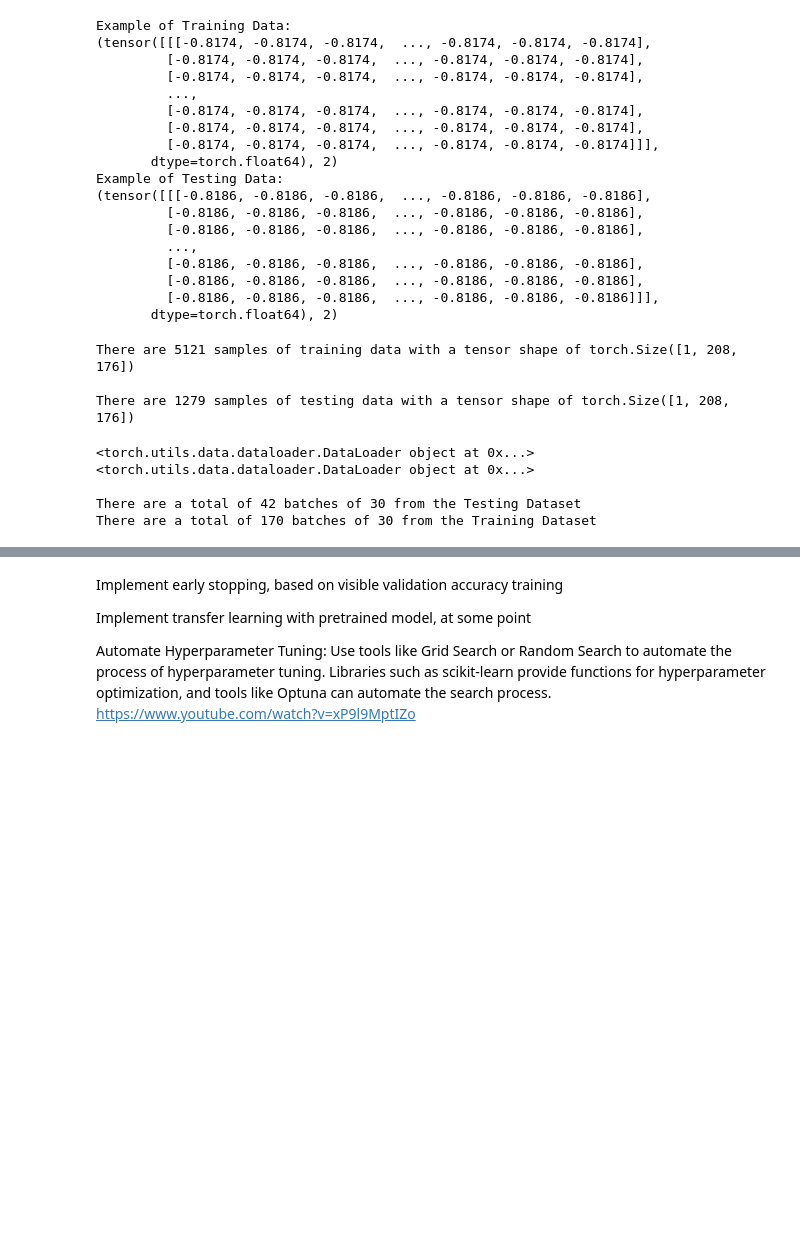
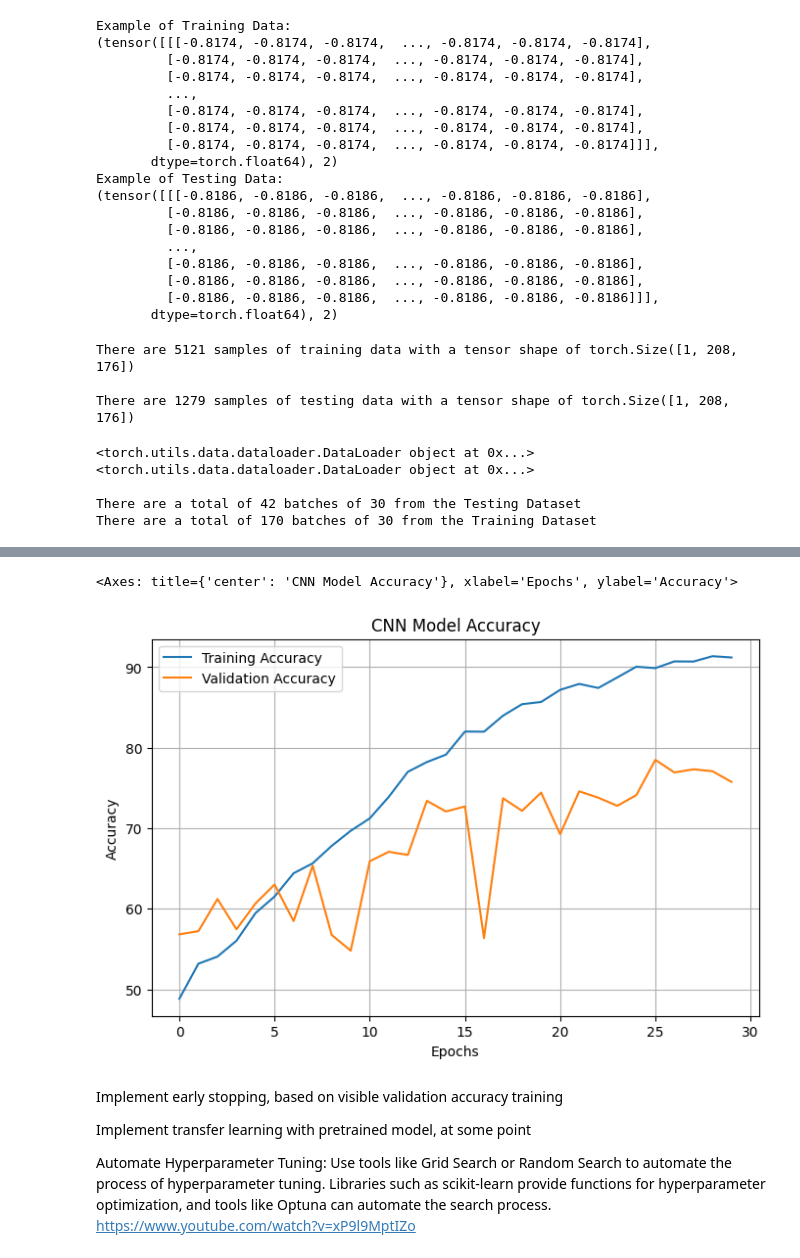
Before and after one commit to RBosso/Prediction-of-Alzheimers-Severity-Using-Machine-Learning-Methods, a Jupyter notebook: Alzheimer_Prediction.ipynb, the cells around one changed output, grey strips where cells are left out. Cells and saved outputs as stored; diff of their text form; code cells hidden in the pictures; blank space fills up the shorter version.

```diff
--- a/Alzheimer_Prediction.ipynb
+++ b/Alzheimer_Prediction.ipynb
@@ -314,8 +309,9 @@ class CCNImageClassifier(torch.nn.Module):
             torch.nn.Flatten(),
             # torch.nn.Dropout(0.6),
             torch.nn.AlphaDropout(0.6), #https://arxiv.org/pdf/1706.02515.pdf
-            torch.nn.Linear(64*21*17, 4), #64*48*40
-            # torch.nn.ReLU(),
+            torch.nn.Linear(64*21*17, 1000), #64*48*40
+            torch.nn.ReLU(),
+            torch.nn.AlphaDropout(0.6), #https://arxiv.org/pdf/1706.02515.pdf
             # # torch.nn.BatchNorm1d(30720),
             # # torch.nn.Linear(30720, 4000),
             # # torch.nn.ReLU(),
@@ -323,7 +319,7 @@ class CCNImageClassifier(torch.nn.Module):
             # torch.nn.Dropout(0.5),
 
             # # torch.nn.Dropout(0.6),
-            # torch.nn.Linear(100, 4)
+            torch.nn.Linear(1000, 4)
 
         )
 
@@ -340,7 +336,7 @@ if __name__ == "__main__":
     #Keep track of classification accuracy and validation accuracy as training progresses
     Validation = []
     EpochAccuracy = []
-    for epoch in range(25): # train for 25 epochs
+    for epoch in range(30): # train for 25 epochs
         total_correct = 0
         total_samples = 0
         clf.train()
@@ -436,3 +432,5 @@ Wall time: 5min 5s
+<Axes: title={'center': 'CNN Model Accuracy'}, xlabel='Epochs', ylabel='Accuracy'>
+[figure, added]
 # %% [markdown]
 Implement early stopping, based on visible validation accuracy training
 
```
Also changed, not shown: parts of 9 cells of this notebook.
